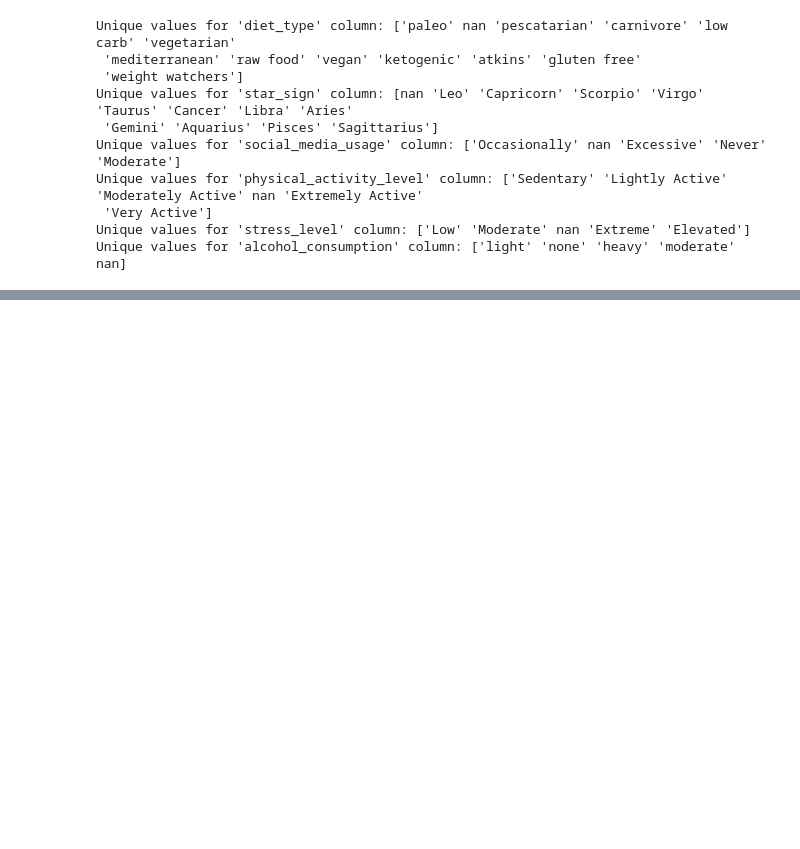
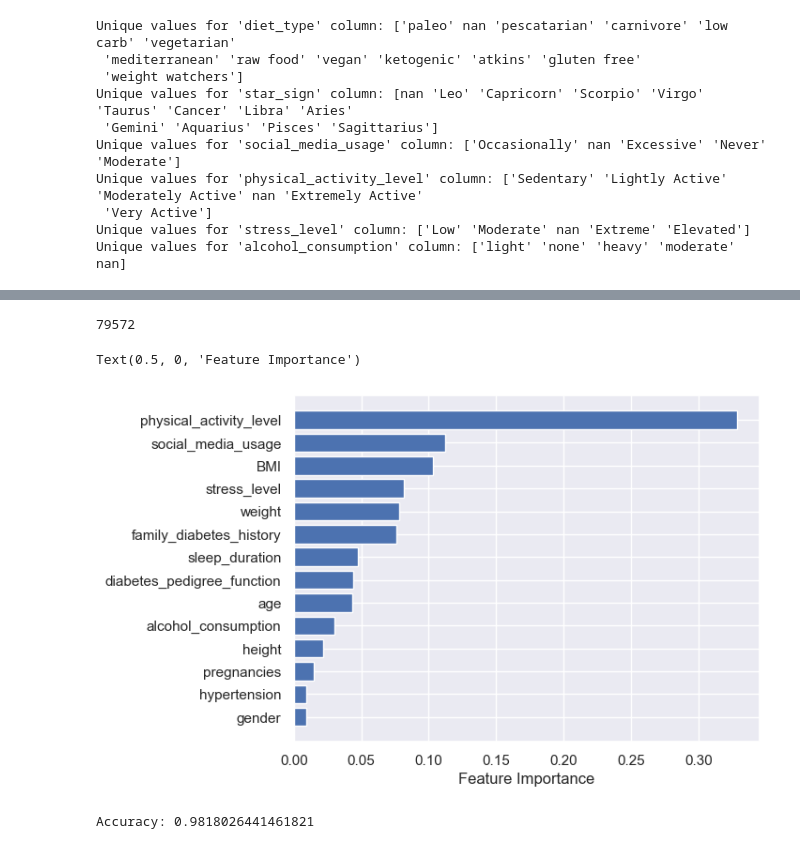
Before and after one commit to LewisParnham/FY25Datathon, a Jupyter notebook: EDA/eda.ipynb, the cells around one changed output, grey strips where cells are left out. Drawn from its saved outputs; the diff is of its cells as text; code cells hidden in the pictures; blank space fills up the shorter version.

```diff
--- a/EDA/eda.ipynb
+++ b/EDA/eda.ipynb
@@ -427,0 +401,2 @@ KeyError: '[16547, 43695] not found in axis'
+# %%
+iqr_df = iqr_outliers(height_df, ['height', 'BMI', 'weight', 'sleep_duration']) # weight and sleep duration have no outliers according to the dataset
@@ -427,0 +418,38 @@ KeyError: '[16547, 43695] not found in axis'
+# %%
+from sklearn.model_selection import train_test_split
+from sklearn.ensemble import RandomForestRegressor
+from sklearn.inspection import permutation_importance
+from sklearn.metrics import accuracy_score
+
+data = iqr_df.drop(['z_bmi', 'z_weight', 'z_sleep', 'diet_type', 'star_sign'], axis=1)
+data.dropna(subset=['diabetes'], inplace=True)
+
+X = data.drop('diabetes', axis=1)
+print(len(X))
+y = data['diabetes']
+
+X_train, X_test, y_train, y_test = train_test_split(X, y, test_size=0.25, random_state=42)
+
+rf = RandomForestRegressor(n_estimators=150)
+rf.fit(X_train, y_train)
+
+sort = rf.feature_importances_.argsort()
+
+# print(X.columns[sort])
+# print(rf.feature_importances_[sort])
+plt.barh(X.columns[sort], rf.feature_importances_[sort])
+
+plt.xlabel("Feature Importance")
+# %% [output]
+79572
+Text(0.5, 0, 'Feature Importance')
+[figure, added]
+# %%
+y_pred = rf.predict(X_test)
+
+y_pred_binary = (y_pred >= 0.5).astype(int)
+
+accuracy = accuracy_score(y_test, y_pred_binary)
+print("Accuracy:", accuracy)
+# %% [output]
+Accuracy: 0.9818026441461821
```
Also changed, not shown: parts of 11 cells of this notebook, 1 other file.
